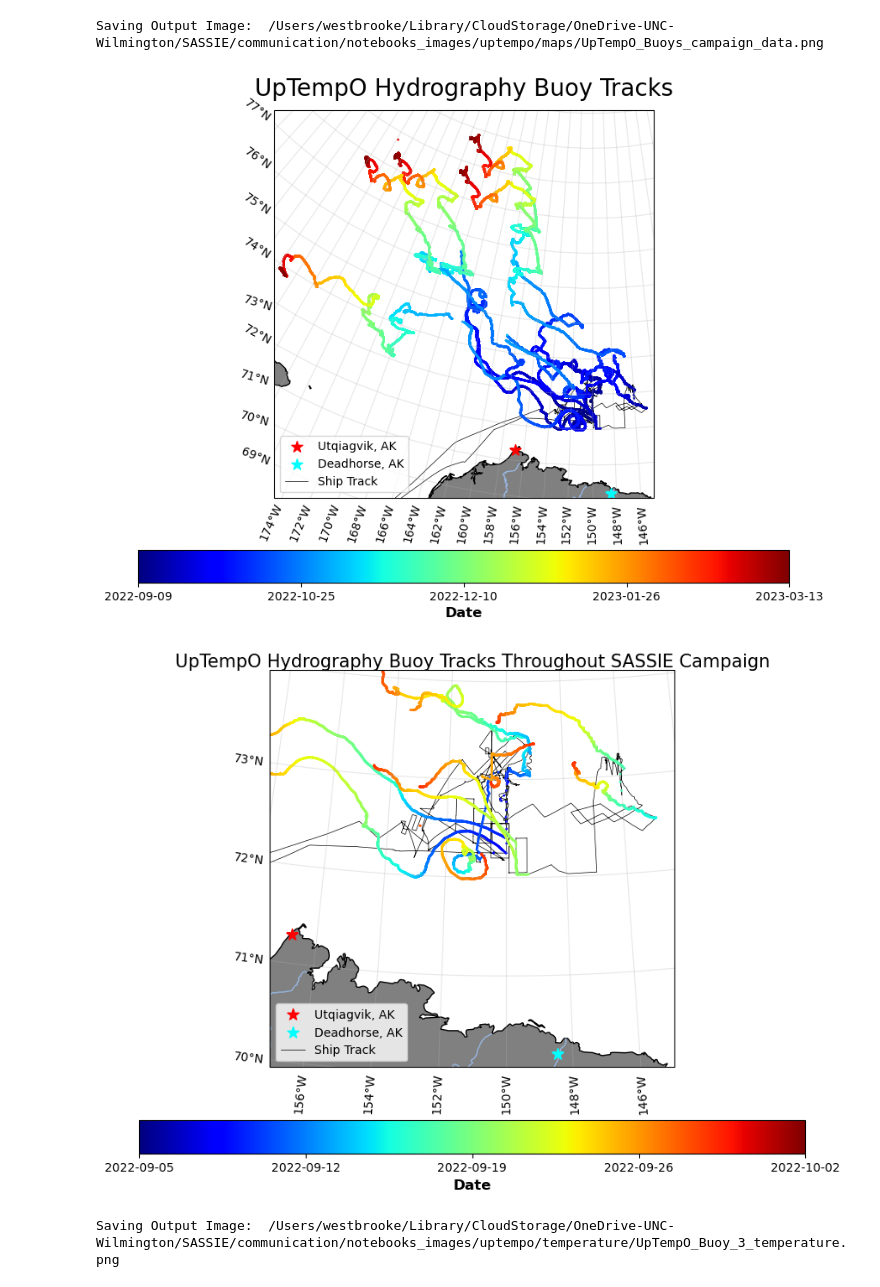
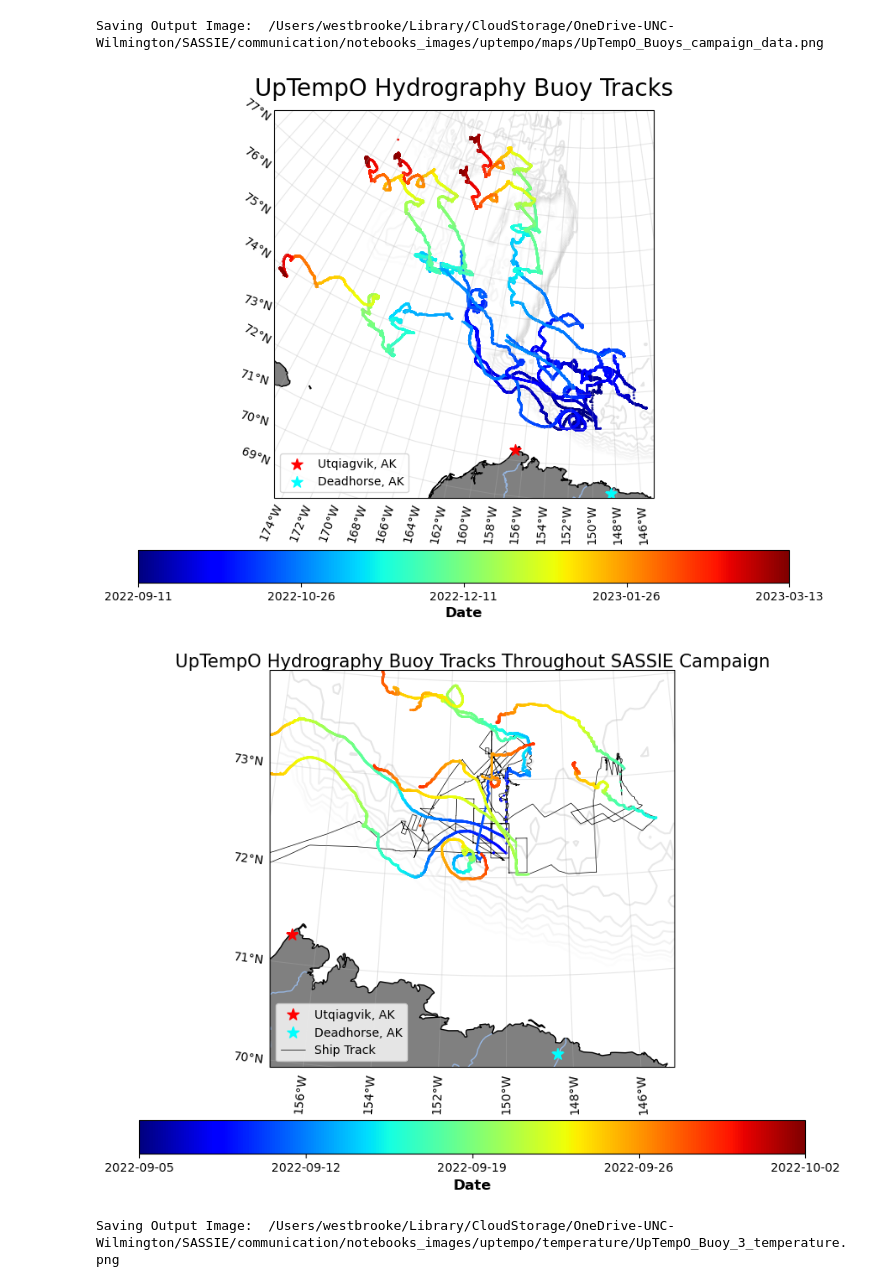
Before and after one commit to NASA-SASSIE/data-vis, a Jupyter notebook: SASSIE_UpTempO.ipynb, the cells around one changed output. Saved outputs shown, nothing was run; the diff lists cells and outputs as text; code cells hidden in the pictures.

```diff
--- a/SASSIE_UpTempO.ipynb
+++ b/SASSIE_UpTempO.ipynb
@@ -10,14 +10,22 @@ import matplotlib
 import os
 import sys
 import pandas as pd
+import requests
 
-#local directory where the UpTempo data is stored
+##LOCAL DIRECTORY TO UpTempO DATA
 dir_in = '/Users/westbrooke/Library/CloudStorage/OneDrive-UNC-Wilmington/SASSIE/L2/UpTempO/'
 
-#local directory where figures will be saved
+##LOCAL DIRECTORY TO SHIP TRACK DATA
+ship_dir = '/Users/westbrooke/Library/CloudStorage/OneDrive-UNC-Wilmington/SASSIE/L2/TSG/SASSIE_Fall_2022_Shipboard_TSG.nc'
+
+##LOCAL DIRECTORY TO SAVE FIGURES
 fig_dir = '/Users/westbrooke/Library/CloudStorage/OneDrive-UNC-Wilmington/SASSIE/communication/notebooks_images/uptempo/'
 if not os.path.exists(fig_dir):
     os.makedirs(fig_dir)
+
+##READ IN BATHYMETRY DATA
+url = 'http://ferret.pmel.noaa.gov/thredds/dodsC/data/PMEL/etopo2.nc'
+etopodata = xr.open_dataset(url)
 # %%
 ##LOAD IN THE NETCDF FILES AND LOOK AT THEIR METADATA
 files = sorted(glob.glob(dir_in + '/*.nc'))
@@ -30,10 +38,4 @@ for file in files:
     ##SHOW THE VARIABLE ATTRIBUTES FOR ANY GIVEN VARIABLE WITHIN THE FILE. Replace "salinity" with your variable of interest:
     variable_info = ds.time
     #print(variable_info)
-
-    ##From The First Buoy, Which was deployed on September 9th and was still collecting data as of 03/13, get the start and end time for the buoy data.
-    if file == files[1]:
-        time = np.squeeze(ds['time'].values)
-        start_time = min(time)
-        end_time = max(time)
 # %%
@@ -143,12 +167,12 @@ def map_uptempo(map_view):
     print('Saving Output Image:  '+fig_dir+'maps/UpTempO_Buoys'+'_'+map_view+'.png')
     plt.savefig(fig_dir+'maps/UpTempO_Buoys'+'_'+map_view+'.png',dpi='figure',format='png')
 # %%
-map_uptempo('all_data')
+map_uptempo('all_data',ship_track=False)
 map_uptempo('campaign_data')
 # %% [output]
 Saving Output Image:  /Users/westbrooke/Library/CloudStorage/OneDrive-UNC-Wilmington/SASSIE/communication/notebooks_images/uptempo/maps/UpTempO_Buoys_all_data.png
 Saving Output Image:  /Users/westbrooke/Library/CloudStorage/OneDrive-UNC-Wilmington/SASSIE/communication/notebooks_images/uptempo/maps/UpTempO_Buoys_campaign_data.png
-[figure, old version]
+[figure, new version]
 [figure]
 # %%
 def define_var_attributes(var):
```
Also changed, not shown: parts of 2 cells of this notebook.
